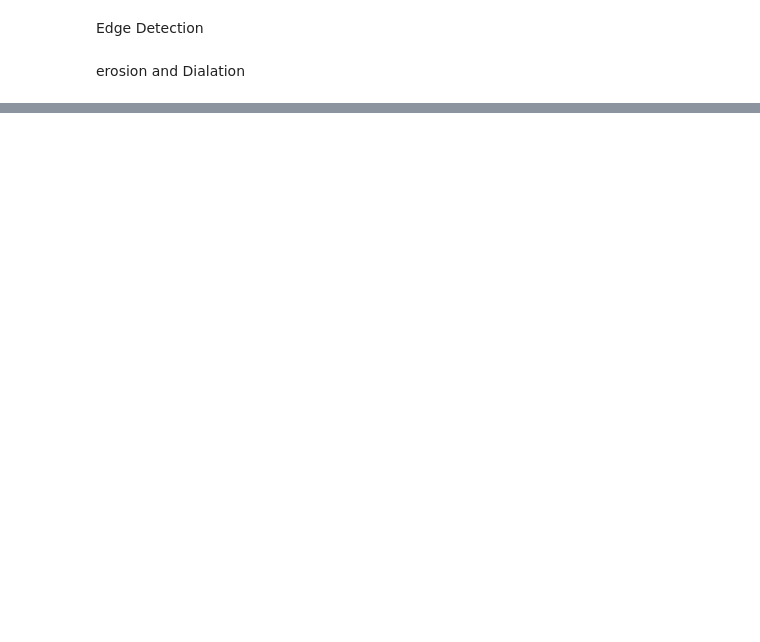
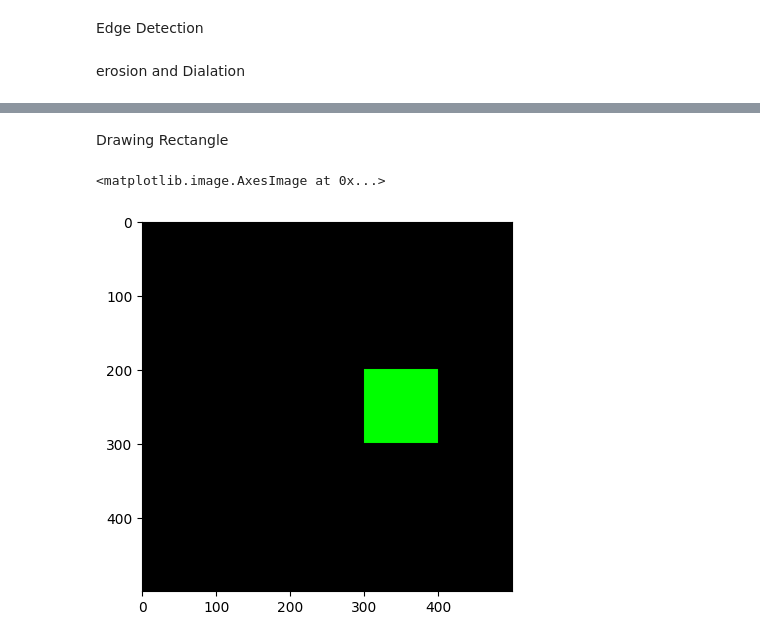
Before and after one commit to loop-hack/Neural_all, a Jupyter notebook: HandTrackingProject/handtrack.ipynb, the cells around one changed output, grey strips where cells are left out. Drawn from its saved outputs; the diff is of its cells as text; code cells hidden in the pictures; blank space fills up the shorter version.

```diff
--- a/HandTrackingProject/handtrack.ipynb
+++ b/HandTrackingProject/handtrack.ipynb
@@ -95,0 +117,8 @@ cv2.destroyAllWindows()
+# %% [markdown]
+Drawing Rectangle
+# %%
+blank[200:300,300:400] = (0,255,0)
+plt.imshow(blank)
+# %% [output]
+<matplotlib.image.AxesImage at 0x...>
+[figure, added]
```
Also changed, not shown: parts of 16 cells of this notebook.
